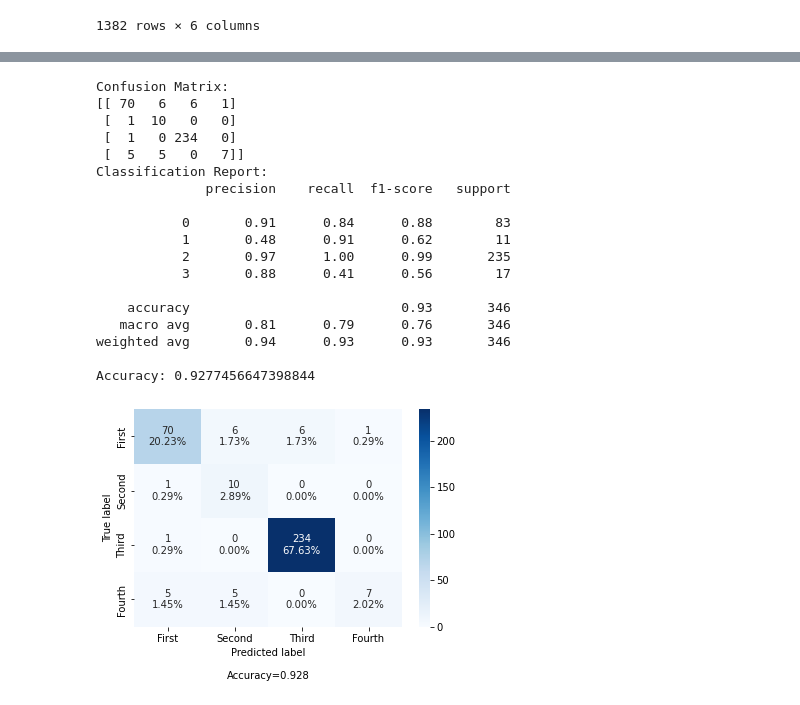
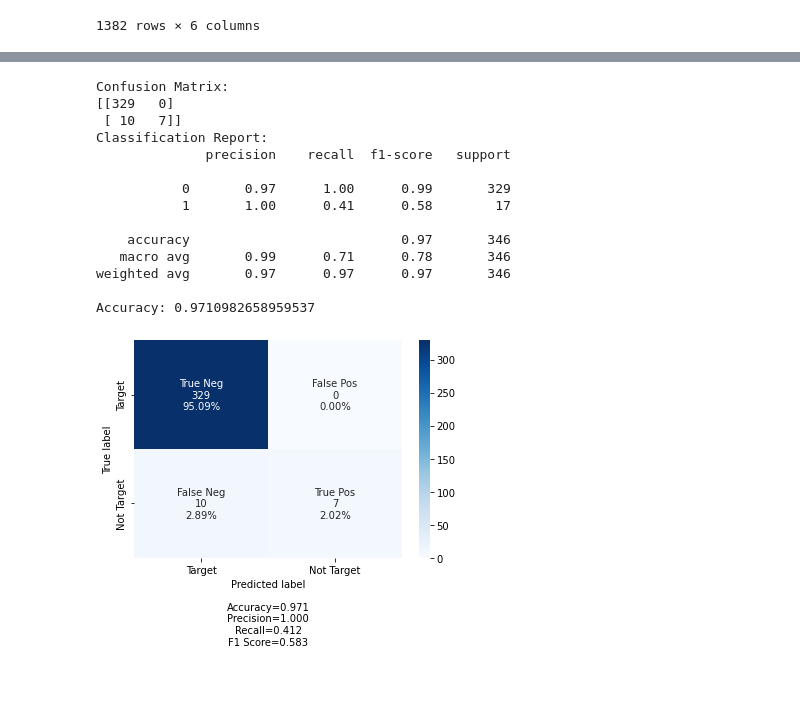
Before and after one commit to 333Kenji/CarClassifier_KNN, a Jupyter notebook: Notebooks/KNN.ipynb, the cells around one changed output, grey strips where cells are left out. Saved outputs shown, nothing was run; the diff lists cells and outputs as text; code cells hidden in the pictures.

```diff
--- a/Notebooks/KNN.ipynb
+++ b/Notebooks/KNN.ipynb
@@ -283,3 +290,0 @@ data
-# %%
-le = LabelEncoder()
-data['car_class'] = le.fit_transform(data.car_class)
@@ -288,0 +304,6 @@ y = data.car_class
+# %%
+
+ord_encoder = OrdinalEncoder(categories=[['unacc','acc','good','vgood']])
+target_encoder = ord_encoder.fit_transform(data[['car_class']])
+data['car_class'] = target_encoder
+data
@@ -288,0 +324,3 @@ y = data.car_class
+# %%
+data['target'] = [1 if x == 3 else 0 for x in data['car_class']]
+data
@@ -289,2 +368,5 @@ y = data.car_class
 # %%
+X = data.drop(['car_class','target'],axis=1)
+y = data.target
+
 x_train, x_test, y_train, y_test = train_test_split(X, y , test_size=.2, random_state=42)
@@ -480,6 +553,5 @@ Pred: 2  Actual: 2       Probability: [0.2 0.  0.8 0. ]
 None
 # %%
-from sklearn.metrics import classification_report, confusion_matrix, accuracy_score
 result = confusion_matrix(y_test, y_pred)
 print("Confusion Matrix:")
 print(result)
@@ -490,34 +562,30 @@ result2 = accuracy_score(y_test,y_pred)
 print("Accuracy:",result2)
 # %% [output]
 Confusion Matrix:
-[[ 70   6   6   1]
- [  1  10   0   0]
- [  1   0 234   0]
- [  5   5   0   7]]
+[[329   0]
+ [ 10   7]]
 Classification Report:
               precision    recall  f1-score   support
 
-           0       0.91      0.84      0.88        83
-           1       0.48      0.91      0.62        11
-           2       0.97      1.00      0.99       235
-           3       0.88      0.41      0.56        17
+           0       0.97      1.00      0.99       329
+           1       1.00      0.41      0.58        17
 
-    accuracy                           0.93       346
-   macro avg       0.81      0.79      0.76       346
-weighted avg       0.94      0.93      0.93       346
+    accuracy                           0.97       346
+   macro avg       0.99      0.71      0.78       346
+weighted avg       0.97      0.97      0.97       346
 
-Accuracy: 0.9277456647398844
+Accuracy: 0.9710982658959537
 # %%
 from cf_matrix import make_confusion_matrix
 
 labels = ["True Neg","False Pos","False Neg","True Pos"]
-categories = ["First", "Second",'Third','Fourth']
+categories = ["Target", "Not Target"]
 make_confusion_matrix(result,
                       group_names=labels,
                       categories=categories,
                       cmap='Blues')
 # %% [output]
-[figure, old version]
+[figure, new version]
 # %%
 #TODO get and possibly plot distances
 #TODO apply gridsearch?
```
Also changed, not shown: parts of 39 cells of this notebook.
